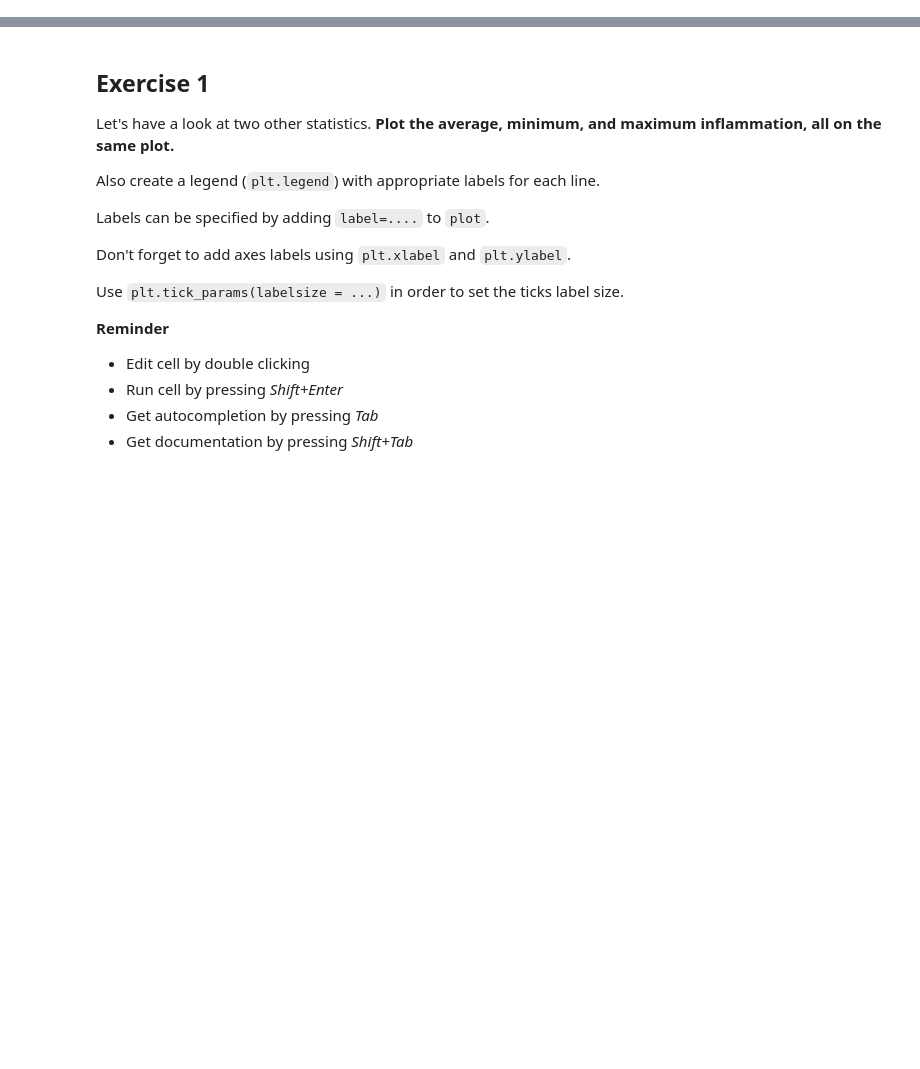
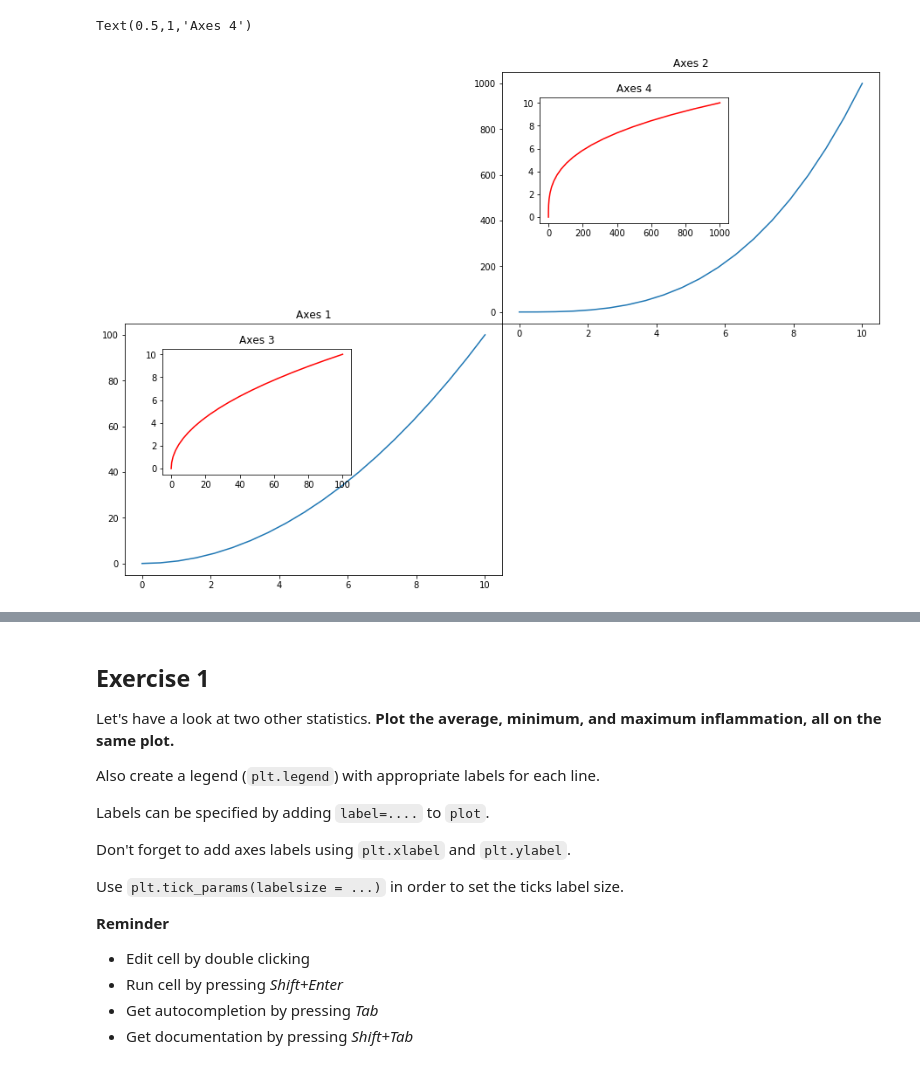
Before and after one commit to faigyb/python4ml, a Jupyter notebook: matplotlib.ipynb, the cells around one changed output, grey strips where cells are left out. Drawn from its saved outputs; the diff is of its cells as text; code cells hidden in the pictures; blank space fills up the shorter version.

```diff
--- a/matplotlib.ipynb
+++ b/matplotlib.ipynb
@@ -87,0 +98,18 @@ Here, we have put the average per day across all patients in the variable `avg_i
+# %%
+fig = plt.figure()
+ax1 = fig.add_axes([0, 0, 1, 1])
+ax2 = fig.add_axes([1, 1, 1, 1])
+ax3 = fig.add_axes([0.1, 0.4, 0.5, 0.5])
+ax4 = fig.add_axes([1.1, 1.4, 0.5, 0.5])
+
+ax1.plot(x, x**2)
+ax1.set_title('Axes 1')
+ax2.plot(x, x**3)
+ax2.set_title('Axes 2')
+ax3.plot(x**2, x, 'r')
+ax3.set_title('Axes 3')
+ax4.plot(x**3, x, 'r')
+ax4.set_title('Axes 4')
+# %% [output]
+Text(0.5,1,'Axes 4')
+[figure, added]
```
Also changed, not shown: parts of 49 cells of this notebook, 4 other files.
